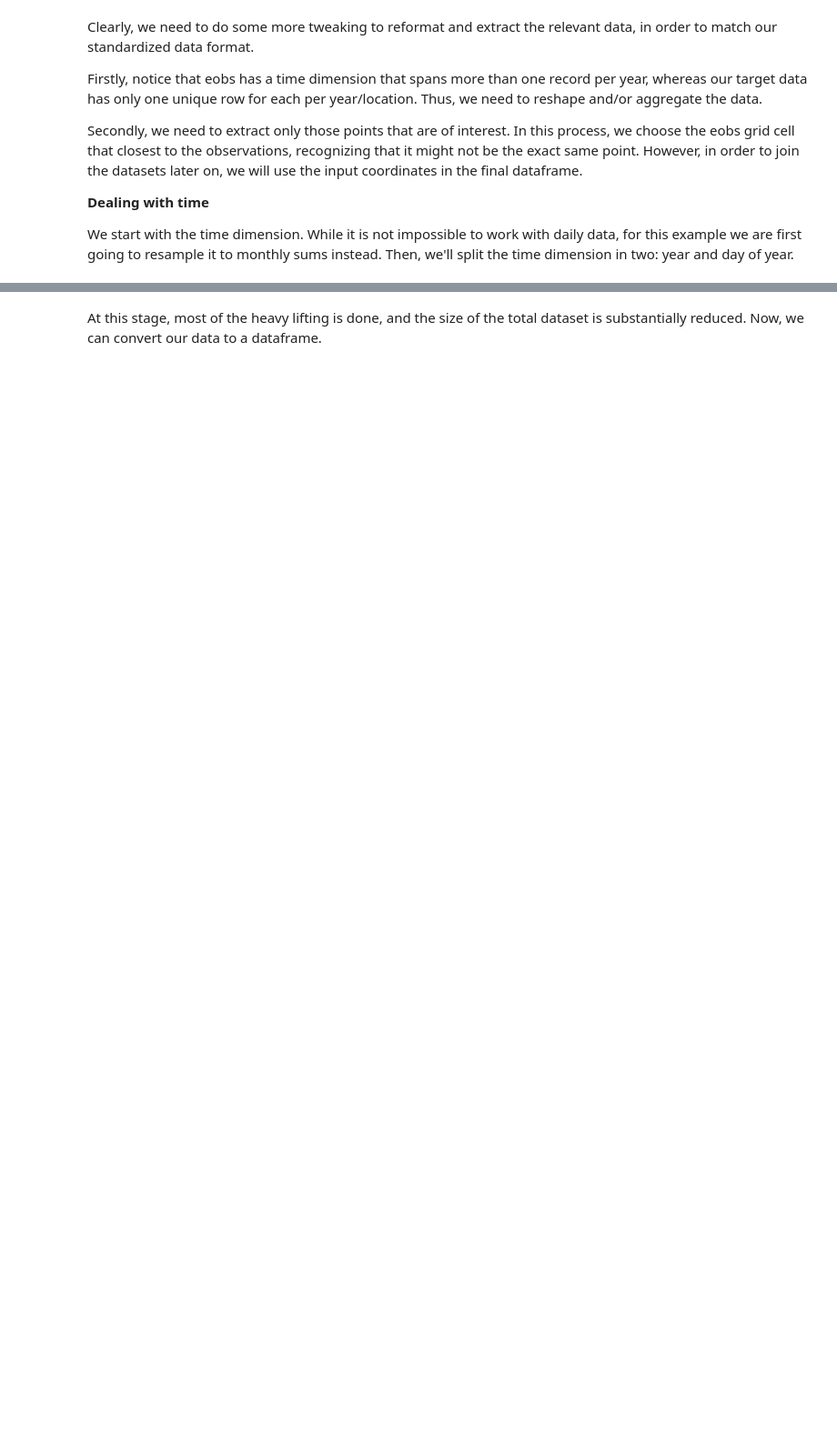
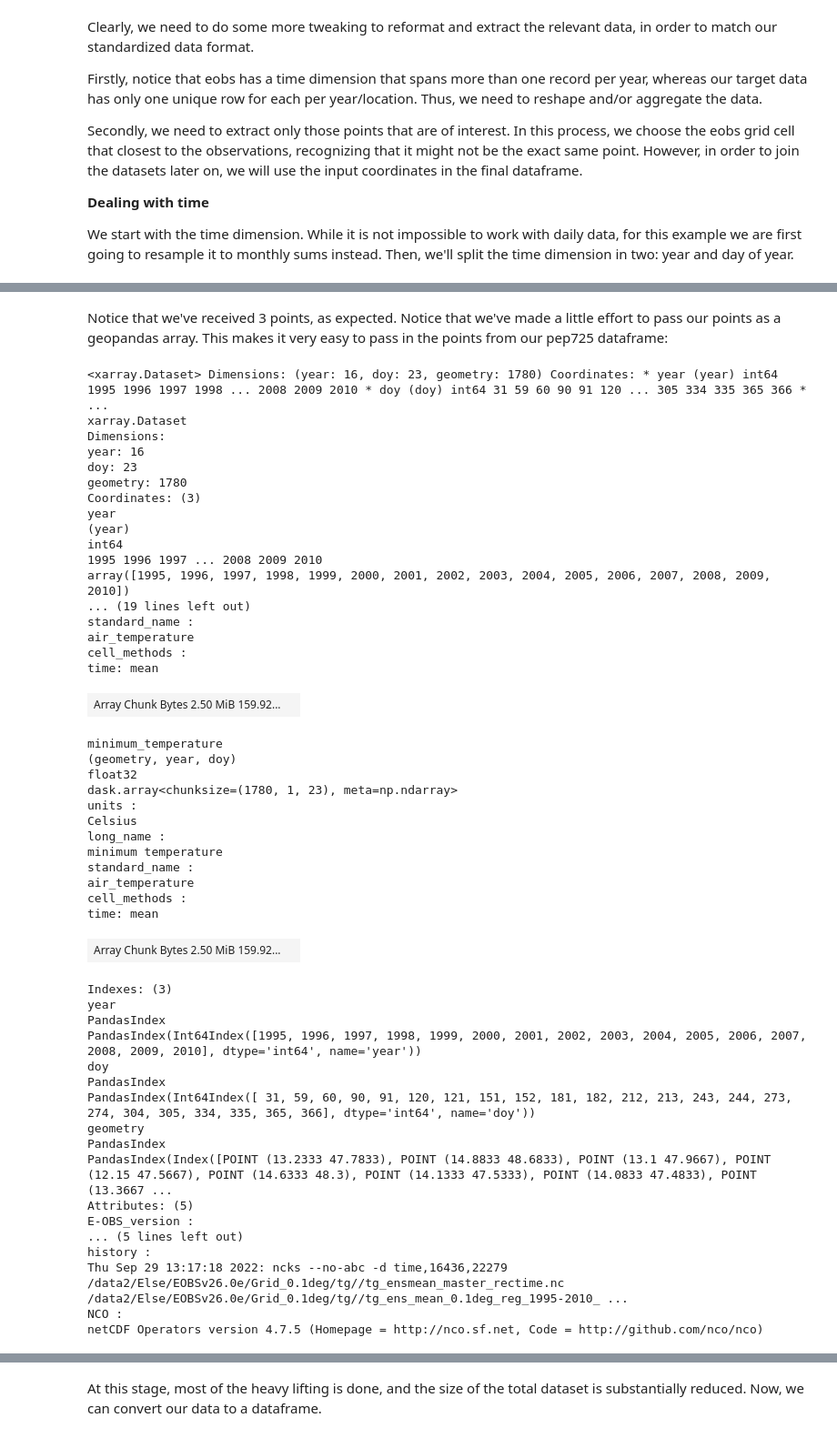
Before and after one commit to phenology/springtime, a Jupyter notebook: data.ipynb, the cells around one changed output, grey strips where cells are left out. Shown at 91% size. Drawn from its saved outputs; the diff is of its cells as text; code cells hidden in the pictures; blank space fills up the shorter version.

```diff
--- a/data.ipynb
+++ b/data.ipynb
@@ -514,0 +461,54 @@ netCDF Operators version 4.7.5 (Homepage = http://nco.sf.net, Code = http://gith
+# %% [markdown]
+Notice that we've received 3 points, as expected. Notice that we've made a little effort to pass our points as a geopandas array. This makes it very easy to pass in the points from our pep725 dataframe:
+# %%
+# Use points from pep725
+extract_points(ds, df_pep725.geometry)
+# %% [output]
+<xarray.Dataset> Dimensions: (year: 16, doy: 23, geometry: 1780) Coordinates: * year (year) int64 1995 1996 1997 1998 ... 2008 2009 2010 * doy (doy) int64 31 59 60 90 91 120 ... 305 334 335 365 366 *  ...
+xarray.Dataset
+Dimensions:
+year: 16
+doy: 23
+geometry: 1780
+Coordinates: (3)
+year
+(year)
+int64
+1995 1996 1997 ... 2008 2009 2010
+array([1995, 1996, 1997, 1998, 1999, 2000, 2001, 2002, 2003, 2004, 2005, 2006, 2007, 2008, 2009, 2010])
+... (19 lines left out)
+standard_name :
+air_temperature
+cell_methods :
+time: mean
+| Array Chunk Bytes 2.50 MiB 159.92... |  |
+minimum_temperature
+(geometry, year, doy)
+float32
+dask.array<chunksize=(1780, 1, 23), meta=np.ndarray>
+units :
+Celsius
+long_name :
+minimum temperature
+standard_name :
+air_temperature
+cell_methods :
+time: mean
+| Array Chunk Bytes 2.50 MiB 159.92... |  |
+Indexes: (3)
+year
+PandasIndex
+PandasIndex(Int64Index([1995, 1996, 1997, 1998, 1999, 2000, 2001, 2002, 2003, 2004, 2005, 2006, 2007, 2008, 2009, 2010], dtype='int64', name='year'))
+doy
+PandasIndex
+PandasIndex(Int64Index([ 31, 59, 60, 90, 91, 120, 121, 151, 152, 181, 182, 212, 213, 243, 244, 273, 274, 304, 305, 334, 335, 365, 366], dtype='int64', name='doy'))
+geometry
+PandasIndex
+PandasIndex(Index([POINT (13.2333 47.7833), POINT (14.8833 48.6833), POINT (13.1 47.9667), POINT (12.15 47.5667), POINT (14.6333 48.3), POINT (14.1333 47.5333), POINT (14.0833 47.4833), POINT (13.3667 ...
+Attributes: (5)
+E-OBS_version :
+... (5 lines left out)
+history :
+Thu Sep 29 13:17:18 2022: ncks --no-abc -d time,16436,22279 /data2/Else/EOBSv26.0e/Grid_0.1deg/tg//tg_ensmean_master_rectime.nc /data2/Else/EOBSv26.0e/Grid_0.1deg/tg//tg_ens_mean_0.1deg_reg_1995-2010_ ...
+NCO :
+netCDF Operators version 4.7.5 (Homepage = http://nco.sf.net, Code = http://github.com/nco/nco)
```
Also changed, not shown: parts of 33 cells of this notebook, 4 other files.
